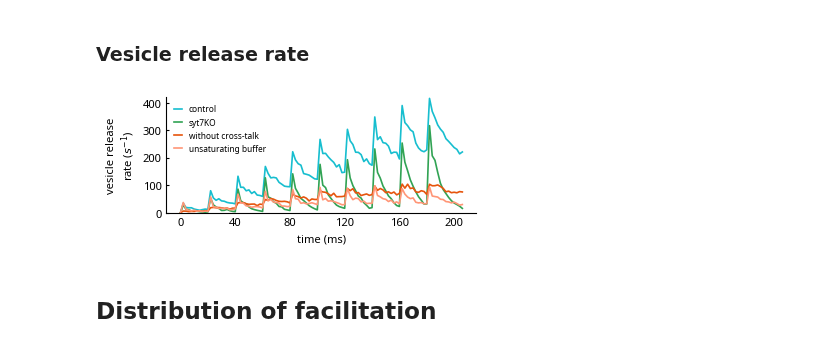
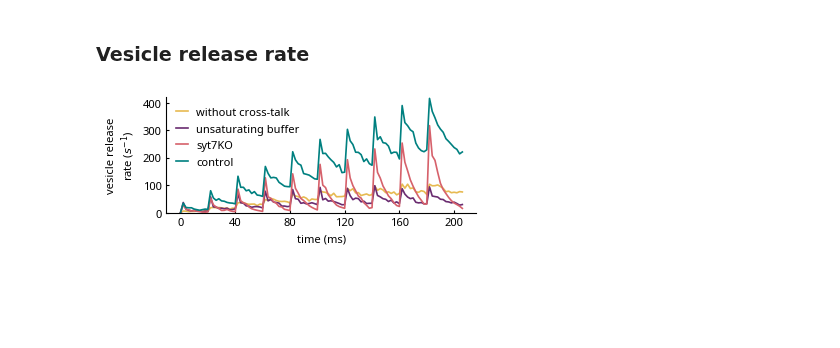
Before and after one commit to nishs1729/MFB, a Jupyter notebook: scripts_plotting/plots_mechanism.ipynb, the cells around one changed output. Saved outputs shown, nothing was run; the diff lists cells and outputs as text; code cells hidden in the pictures; blank space fills up the shorter version.

```diff
--- a/scripts_plotting/plots_mechanism.ipynb
+++ b/scripts_plotting/plots_mechanism.ipynb
@@ -94,19 +94,22 @@ cmap = mpl.colormaps['berlin'] # 'viridis', 'managua', 'berlin'
 lcolors = cmap(np.linspace(0.1, 0.9, len(stpoints)))
 
 to_nm = 1200 # convert um to nm
+tpoint_x = [330, 130, 70, 70]
+tpoint_y = [4.7, 4.4, 2.6, 1.0]
 for i,(key,simtype) in enumerate(simtypes.items()):
     for k,start in enumerate(stpoints):
         label = f'{APs[k]} AP'
         for j,tpoint in enumerate(tpoints):
             bins, density = get_conc_along_radius(simtype, start+tpoint, bins=bins)
             density = sp.signal.savgol_filter(density, 7, 3)
-            axs[i].plot(bins[6:]*to_nm, density[5:], color=lcolors[k], label=label)
-            ins_ax[i].plot(bins[6:]*to_nm, density[5:], color=lcolors[k], label=label)
+            axs[i].plot(bins[6:]*to_nm, density[5:], color=lcolors[k], linewidth=1, label=label)
+            ins_ax[i].plot(bins[6:]*to_nm, density[5:], color=lcolors[k], linewidth=1, label=label)
             label = None
             if not k:
-                axs[i].text(bins[26]*to_nm-60, density[25]-0.2, f'{(tpoint+200)/1000:.1f} ms', fontsize=textfs)
+                axs[i].text(tpoint_x[j], tpoint_y[j], f'{(tpoint+200)/1000:.1f} ms', fontsize=textfs)
+                # axs[i].text(bins[26]*to_nm-60, density[25]-0.2, f'{(tpoint+200)/1000:.1f} ms', fontsize=textfs)
     axs[i].set_title(key, fontsize=titlefs)
-    axs[i].set_ylabel(r'calcium concentration ($\mu$M)', fontsize=labelfs)
+    axs[i].set_ylabel(r'[Ca$^{2+}$] ($\mu$M)', fontsize=labelfs)
 
     ## make rectangle for zoomed in region
     rect = mpl.patches.Rectangle((50,0.5), 550, 4, linewidth=1, edgecolor='green',
@@ -116,7 +119,7 @@ for i,(key,simtype) in enumerate(simtypes.items()):
 axs[1].set_xlabel('distance from VDCC cluster (nm)', fontsize=labelfs)
 
 # axs[1].spines["left"].set_visible(False)
-axs[0].legend(frameon=False, fontsize=legfs)
+axs[0].legend(frameon=False, fontsize=legfs, loc='upper right', handlelength=1.5, bbox_to_anchor=(1.05, 1))
 # axs[1].tick_params(axis='y', size=0)
 axs[1].tick_params(axis='x', labelsize=tickfs)
 axs[0].tick_params(axis='both', labelsize=tickfs)
@@ -520,55 +524,53 @@ def get_vrel_rate(inf):
     n, _ = np.histogram(rel, bins)#, rwidth=0.9, color=cpallb[i])
     vrate = n/(seeds*bindt)
 
     vratet = np.array([a-bindt for a in bins[1:]])
     return vratet, vrate
 
+### without cross-talk
+inf = os.path.join(resultPath, 'control_eachCa',
+                   'archive/nVDCC_7_dVAZ_160_nAZ_19_RRP_40_ISI_20_nAP_10', 'svesData.dat')
+                #    'archive/nVDCC_9_dVAZ_200_nAZ_29_RRP_15_ISI_20_nAP_10', 'svesData.dat')
+vratet, svrate = get_vrel_rate(inf)
+ax.plot(vratet*tscale, svrate, lw=lw, color=cpall[13], label='without cross-talk')
+
+### unsaturating buffer
+inf = os.path.join(resultPath, 'control_unsatBuffer',
+                   'archive/nVDCC_9_dVAZ_200_nAZ_29_RRP_15_ISI_20_nAP_10', 'vesData.dat')
+vratet, uvrate = get_vrel_rate(inf)
+ax.plot(vratet*tscale, uvrate, lw=lw, color=cpall[14], label='unsaturating buffer')
+
+### syt7KO
+inf = os.path.join(resultPath, 'syt7KO',
+                   'archive/nVDCC_9_dVAZ_200_nAZ_29_RRP_15_ISI_20_nAP_10', 'vesData.dat')
+vratet, kvrate = get_vrel_rate(inf)
+ax.plot(vratet*tscale, kvrate, lw=lw, color=cpall[11], label='syt7KO')
+
 ### Control
 inf = os.path.join(resultPath, 'control_eachCa',
                    'archive/nVDCC_7_dVAZ_160_nAZ_19_RRP_40_ISI_20_nAP_10', 'avesData.dat')
                 #    'archive/nVDCC_9_dVAZ_200_nAZ_29_RRP_15_ISI_20_nAP_10', 'avesData.dat')
 vratet, tvrate = get_vrel_rate(inf)
-ax.plot(vratet*tscale, tvrate, lw=lw, color=cppaired[1], label='control')
-
-### syt7KO
-inf = os.path.join(resultPath, 'syt7KO',
-                   'archive/nVDCC_9_dVAZ_200_nAZ_29_RRP_15_ISI_20_nAP_10', 'vesData.dat')
-vratet, kvrate = get_vrel_rate(inf)
-ax.plot(vratet*tscale, kvrate, lw=lw, color=cppaired[4], label='syt7KO')
-
-### without cross-talk
-inf = os.path.join(resultPath, 'control_eachCa',
-                   'archive/nVDCC_7_dVAZ_160_nAZ_19_RRP_40_ISI_20_nAP_10', 'svesData.dat')
-                #    'archive/nVDCC_9_dVAZ_200_nAZ_29_RRP_15_ISI_20_nAP_10', 'svesData.dat')
-vratet, svrate = get_vrel_rate(inf)
-ax.plot(vratet*tscale, svrate, lw=lw, color=cppaired[2], label='without cross-talk')
-
-### unsaturating buffer
-inf = os.path.join(resultPath, 'control_unsatBuffer',
-                   'archive/nVDCC_9_dVAZ_200_nAZ_29_RRP_15_ISI_20_nAP_10', 'vesData.dat')
-vratet, uvrate = get_vrel_rate(inf)
-ax.plot(vratet*tscale, uvrate, lw=lw, color=cppaired[3], label='unsaturating buffer')
+ax.plot(vratet*tscale, tvrate, lw=lw, color=cpall[12], label='control')
 
 
-ax.legend(frameon=False, loc='upper left', handlelength=1, fontsize=legfs)
+ax.legend(frameon=False, loc='upper left', handlelength=1, fontsize=legfs+2)
 
 ax.set_ylim(0, 420)
 ax.set_xticks(range(0, 201, 40))
 # ax.set_yticks(range(0,600,100))
 
 ax.set_xlabel('time (ms)', fontsize=labelfs)
 ax.set_ylabel('vesicle release\nrate ($s^{-1}$)', fontsize=labelfs)
 
 
 ax.spines["right"].set_visible(False)
 ax.spines["top"].set_visible(False)
-ax.tick_params(axis=u'x', which=u'both', length=0, direction='in', labelsize=tickfs)
+ax.tick_params(axis=u'x', which=u'both', length=2, direction='in', labelsize=tickfs)
 ax.tick_params(axis=u'y', which=u'both', length=2, direction='in', labelsize=tickfs)
 
 plt.savefig(os.path.join(figPath, f'vesRel.svg'),
             dpi=300, bbox_inches='tight', transparent=True)
 plt.show()
 # %% [output]
-[figure, old version]
+[figure, new version]
-# %% [markdown]
-## Distribution of facilitation
```
Also changed, not shown: parts of 6 cells of this notebook.
